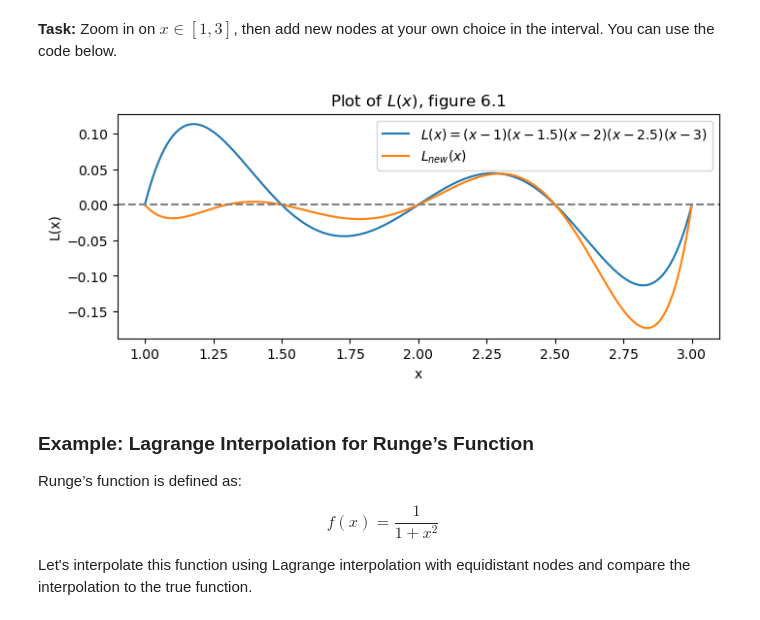
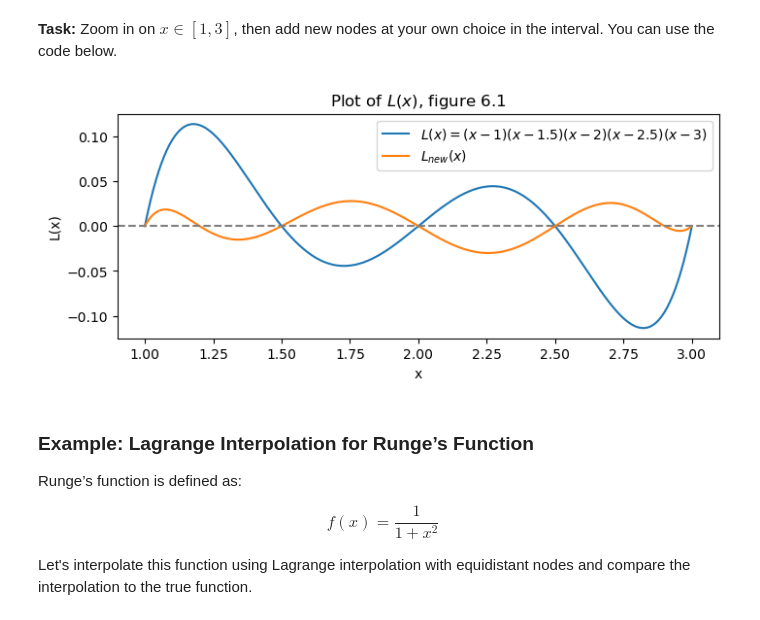
Before and after one commit to galendal/MAT160_H26, a Jupyter notebook: 10 interpolation.ipynb, the cells around one changed output. Saved outputs shown, nothing was run; the diff lists cells and outputs as text; code cells hidden in the pictures.

```diff
--- a/10 interpolation.ipynb
+++ b/10 interpolation.ipynb
@@ -433,19 +433,19 @@ plt.show()
 **Task:** Zoom in on $x\in [1,3]$, then add new nodes at your own choice in the interval. You can use the code below.
 # %%
 L = lambda x: (x - 1) * (x - 1.5) * (x - 2) * (x - 2.5) * (x - 3)
-L_new = lambda x: (x - 1) *  (x - 1.5) * (x - 2) * (x - 2.5) * (x - 3)
+L_new = lambda x: (x - 1) * (x - 1.2) * (x - 1.5) * (x - 2) * (x - 2.5) *(x - 2.9) * (x - 3)
 x_L = np.linspace(1, 3, 400) # Try (1,3) and (0,4)
 plt.figure(figsize=(8, 3))
 plt.plot(x_L, L(x_L), label=r'$L(x)=(x-1)(x-1.5)(x-2)(x-2.5)(x-3)$')
 plt.plot(x_L, L_new(x_L), label=r'$L_{new}(x)$')
 plt.xlabel('x')
 plt.ylabel('L(x)')
 plt.title('Plot of $L(x)$, figure 6.1')
 plt.axhline(0, color='gray', linestyle='--')
 plt.legend()
 plt.show()
 # %% [output]
-[figure, old version]
+[figure, new version]
 # %% [markdown]
 ### Example: Lagrange Interpolation for Runge’s Function
 
```
Also changed, not shown: parts of 15 cells of this notebook.
